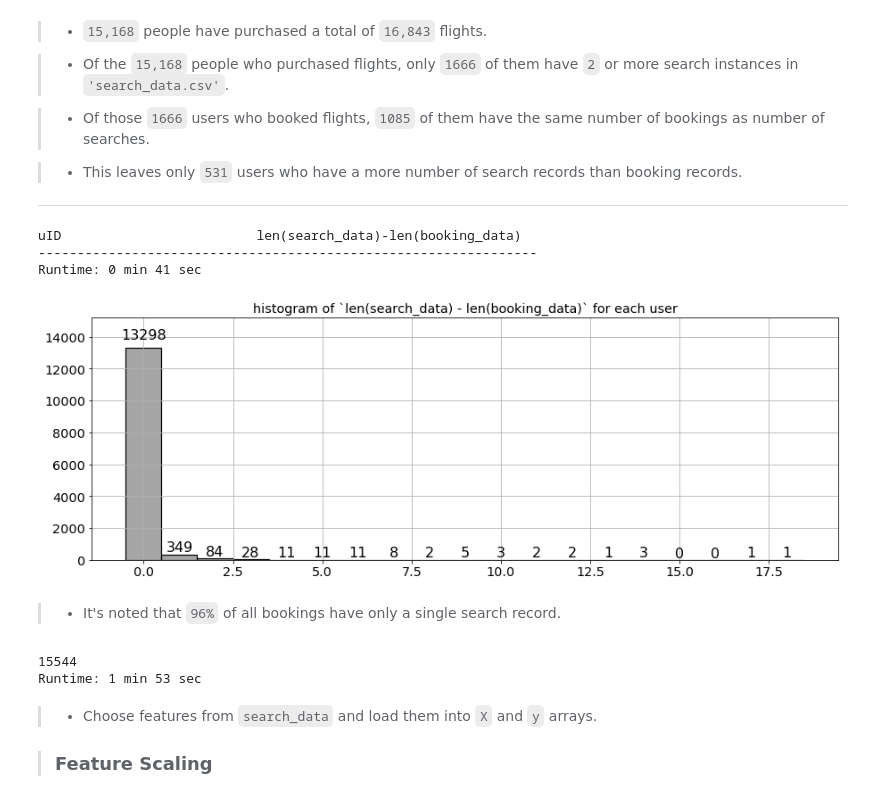
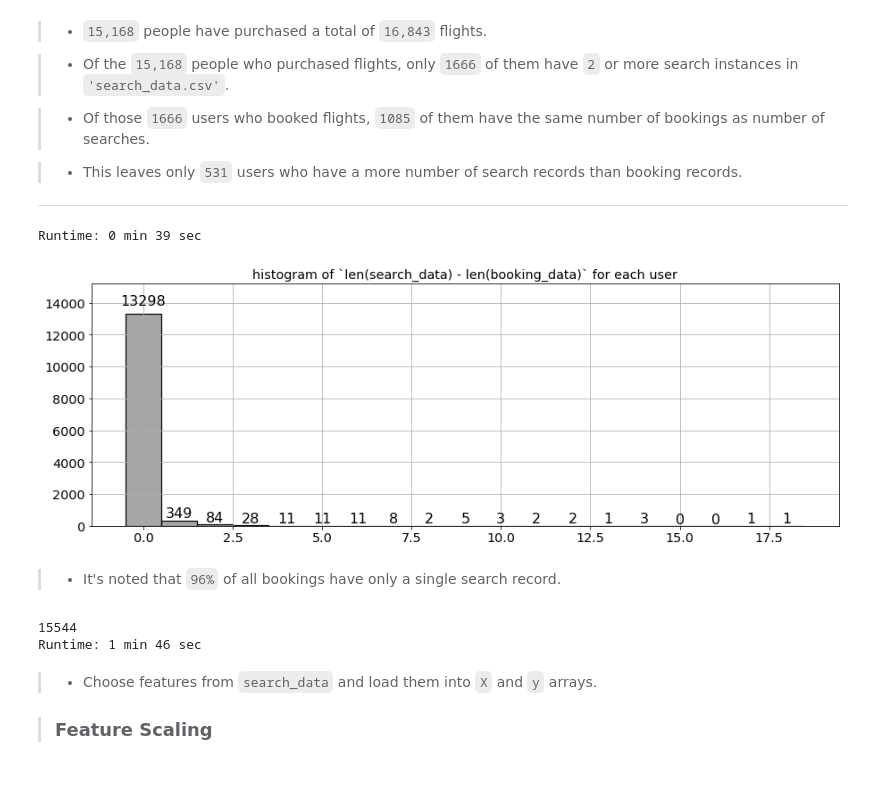
Before and after one commit to ozkansafak/Airfare-Prediction, a Jupyter notebook: main_Part1&2.ipynb, the cells around one changed output. Cells and saved outputs as stored; diff of their text form; code cells hidden in the pictures.

```diff
--- a/main_Part1&2.ipynb
+++ b/main_Part1&2.ipynb
@@ -212,3 +89,5 @@ Runtime: 0 min 13 sec
+# %%
+search_data = add_distance_column(search_data, dict_airport)
 # %% [markdown]
 > * Cleaning up data ...............................
 # %%
@@ -276,17 +135,17 @@ booking_data.shape : 16853
 # %% [markdown]
 > * Fix the typos in `'cabin_class'` category and consolidate them into 5 main categories.
 # %%
-booking_data['cabin_class'].replace(
+booking_data.loc[:,'cabin_class'].replace(
     {'PREMIUM ECONOMY': 'PREMIUM_ECONOMY',
      'FIRST': 'FIRST_CLASS',
      'FIRST CLASS':'FIRST_CLASS',
      'COACH':'ECONOMY'},
     inplace=True)
 
-search_data['cabin_class'] = search_data['cabin_class'].map(lambda x: x.upper())
+search_data.loc[:,'cabin_class'] = search_data.loc[:,'cabin_class'].map(lambda x: x.upper())
 
-search_data['cabin_class'].unique()
-search_data['cabin_class'].replace(
+search_data.loc[:,'cabin_class'].unique()
+search_data.loc[:,'cabin_class'].replace(
     {'COACH': 'ECONOMY',
      'FIRST': 'FIRST_CLASS',
      'PREMIUM ECONOMY': 'PREMIUM_ECONOMY',
@@ -498,8 +357,8 @@ def func(x):
     except:
         return datetime.strptime('2100-01-02T01:01:01', '%Y-%m-%dT%H:%M:%S')
 
-booking_data['departure_datetime_strp'] = booking_data['departure_datetime_1'].map(lambda x: func(x))
-search_data['departure_datetime_strp'] = search_data['departure_datetime_1'].map(lambda x: func(x))
+booking_data.loc[:,'departure_datetime_strp'] = booking_data['departure_datetime_1'].map(lambda x: func(x))
+search_data.loc[:,'departure_datetime_strp'] = search_data['departure_datetime_1'].map(lambda x: func(x))
 # -----------------------------------------------------------
 # Drop rows in search_data where departure_datetime_strp is in year 2560!!
 d_ = booking_data[booking_data['departure_datetime_strp'] > datetime(2100, 1, 1, 0, 0)].index
@@ -507,9 +366,9 @@ booking_data.drop(d_, inplace=True)
 d_ = search_data[search_data['departure_datetime_strp'] > datetime(2100, 1, 1, 0, 0)].index
 search_data.drop(d_, inplace=True)
 
-search_data['departure_hour'] = search_data['departure_datetime_strp'].map(lambda x: x.hour)
-search_data['fare_USD_n'] = search_data['fare_USD']/search_data['fare_USD'].std()
-search_data['search_hour'] = search_data['search_time'].map(lambda x: x.hour)
+search_data.loc[:,'departure_hour'] = search_data['departure_datetime_strp'].map(lambda x: x.hour)
+search_data.loc[:,'fare_USD_n'] = search_data['fare_USD']/search_data['fare_USD'].std()
+search_data.loc[:,'search_hour'] = search_data['search_time'].map(lambda x: x.hour)
 
 # -----------------------------------------------------------
 gr_booking = booking_data.groupby('booking_user_id').groups
@@ -517,7 +376,7 @@ gr_search = search_data.groupby('search_user_id').groups
 # -----------------------------------------------------------
 
 # add new column
-search_data['booked?'] = pd.Series([0]*len(search_data), index=search_data.index)
+search_data.loc[:,'booked?'] = pd.Series([0]*len(search_data), index=search_data.index)
 # -----------------------------------------------------------
 lookup = {}
 i = 0
@@ -536,5 +395,5 @@ for k,v in lookup.items():
         uID_to_search[k] = v
 
 # -----------------------------------------------------------
-print_runtime()
+print_runtime(start)
 # %% [output]
@@ -560,10 +419,10 @@ Several observations on the dataset:
 # %%
 start = time.time()
 diff = np.array([],np.int64)
+
+# print('\nuID                         len(search_data)-len(booking_data)\n' +
+#       '----------------------------------------------------------------')
 i = 0
-
-print('\nuID                         len(search_data)-len(booking_data)\n' +
-      '----------------------------------------------------------------')
 for uID,idx in uID_to_search.items():
     diff = np.append(diff,(len(search_data.loc[idx]) - len(booking_data[booking_data['booking_user_id']== uID])))
     i = i + 1
@@ -575,38 +434,36 @@ for uID,idx in uID_to_search.items():
 def autolabel(rects, ax):
     """
     Attach a text label above each bar displaying its height
     """
 
     heights = []
     for rect in rects:
         heights.append(rect.get_height())
 
     e1, e2 = plt.ylim()
     plt.ylim((e1, e2*1.09))
 
     for i, rect in enumerate(rects):
         height = rect.get_height()
         ax.text(rect.get_x() + rect.get_width()/2., 1.03*height, \
             '%d' % heights[i], ha='center', va='bottom', fontsize=16)
 
 
 fig, ax = plotter()
 heights, left, _ = ax.hist(diff, bins=np.arange(20), edgecolor='black', lw=1.2,
          fc=(0, 0, 0, 0.35));
 plt.close('all')
 
 fig, ax = plotter(title='histogram of `len(search_data) - len(booking_data)` for each user')
 rects = ax.bar(left[:-1], heights, width=1,  edgecolor='black', lw=1.2,
          fc=(0, 0, 0, 0.35));
 
 autolabel(rects, ax=ax);
 
-print_runtime()
+print_runtime(start)
 # %% [output]
-uID                         len(search_data)-len(booking_data)
-----------------------------------------------------------------
-Runtime: 0 min 41 sec
+Runtime: 0 min 39 sec
-[figure, old version]
+[figure, new version]
 # %% [markdown]
 > * It's noted that `96%` of all bookings have only a single search record.
 # %%
@@ -628,10 +485,10 @@ for uID, idx in uID_to_search.items():
 
 search_data.loc[set(index_of_booked_),'booked?'] = 1
 print(sum(search_data['booked?'] == 1))
-print_runtime()
+print_runtime(start)
 # %% [output]
 15544
-Runtime: 1 min 53 sec
+Runtime: 1 min 46 sec
 # %% [markdown]
 > * Choose features from `search_data` and load them into `X` and `y` arrays.
 
```
Also changed, not shown: parts of 27 cells of this notebook, 1 other file.
